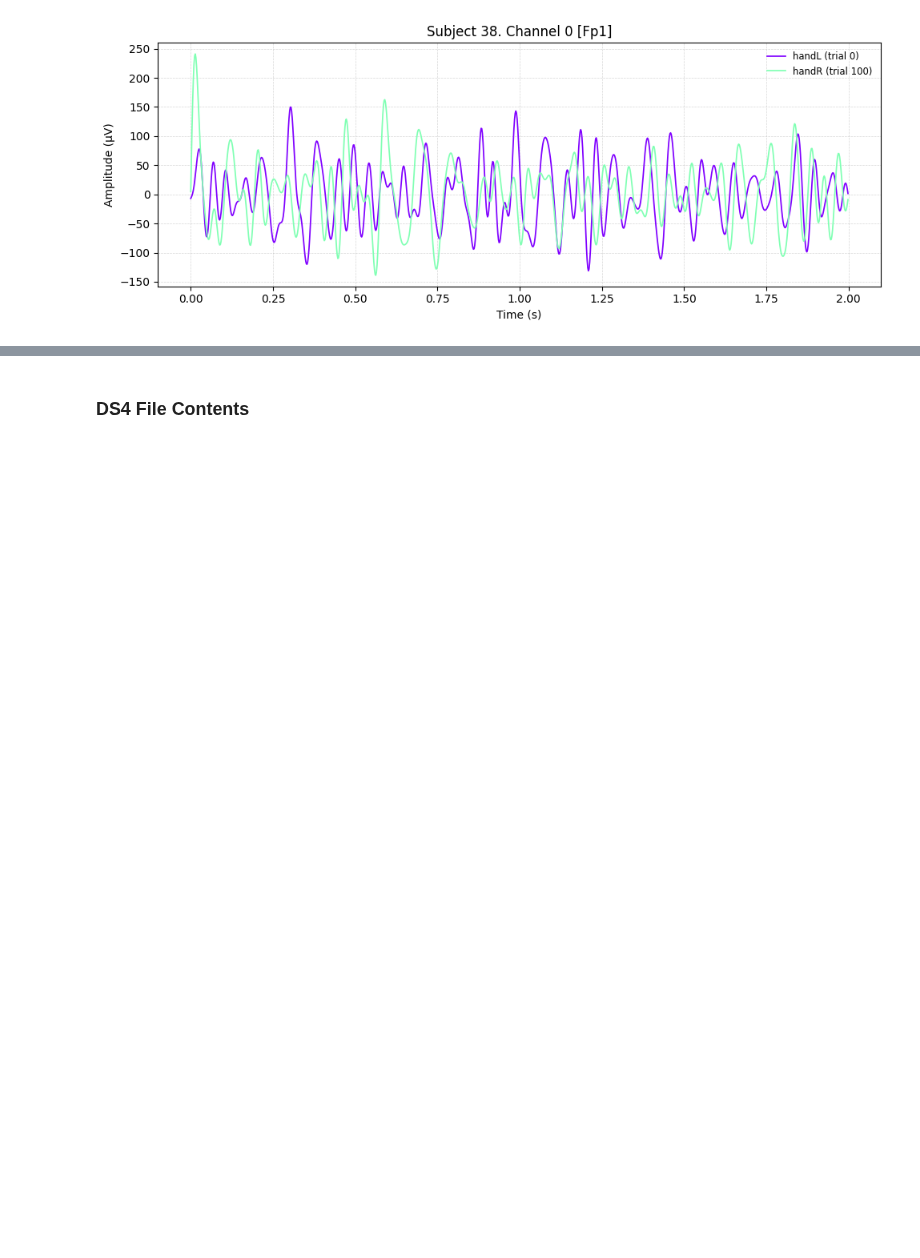
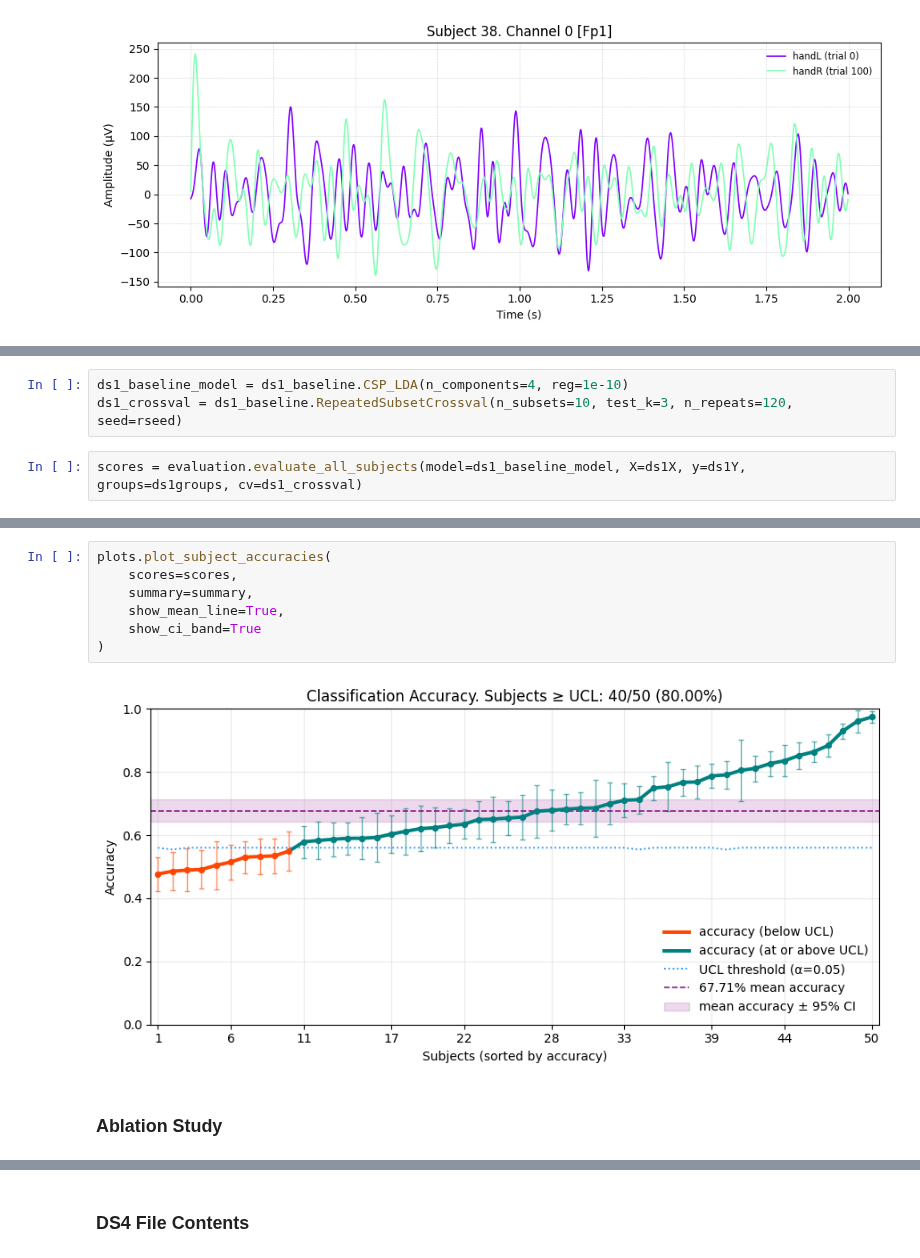
Before and after one commit to annzb/eeg-mi-decoders, a Jupyter notebook: main.ipynb, the cells around one changed output, grey strips where cells are left out. Saved outputs shown, nothing was run; the diff lists cells and outputs as text; blank space fills up the shorter version.

```diff
--- a/main.ipynb
+++ b/main.ipynb
@@ -86,0 +104,5 @@ ds1_subject38.plot_trial_heatmap(trial=0)
+# %%
+ds1_baseline_model = ds1_baseline.CSP_LDA(n_components=4, reg=1e-10)
+ds1_crossval = ds1_baseline.RepeatedSubsetCrossval(n_subsets=10, test_k=3, n_repeats=120, seed=rseed)
+# %%
+scores = evaluation.evaluate_all_subjects(model=ds1_baseline_model, X=ds1X, y=ds1Y, groups=ds1groups, cv=ds1_crossval)
@@ -86,0 +118,11 @@ ds1_subject38.plot_trial_heatmap(trial=0)
+# %%
+plots.plot_subject_accuracies(
+    scores=scores,
+    summary=summary,
+    show_mean_line=True,
+    show_ci_band=True
+)
+# %% [output]
+[figure, added]
+# %% [markdown]
+### Ablation Study
```
Also changed, not shown: parts of 18 cells of this notebook, 11 other files.
